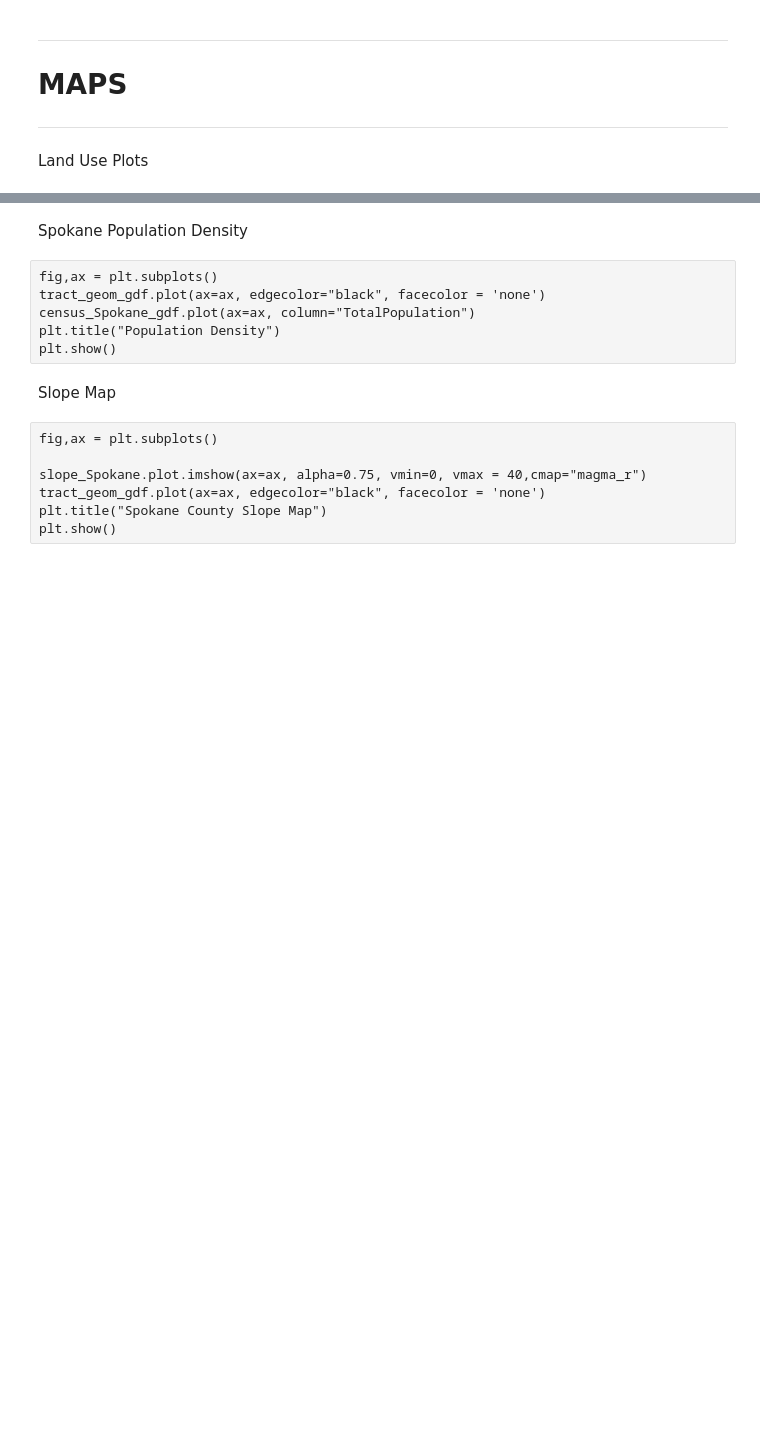
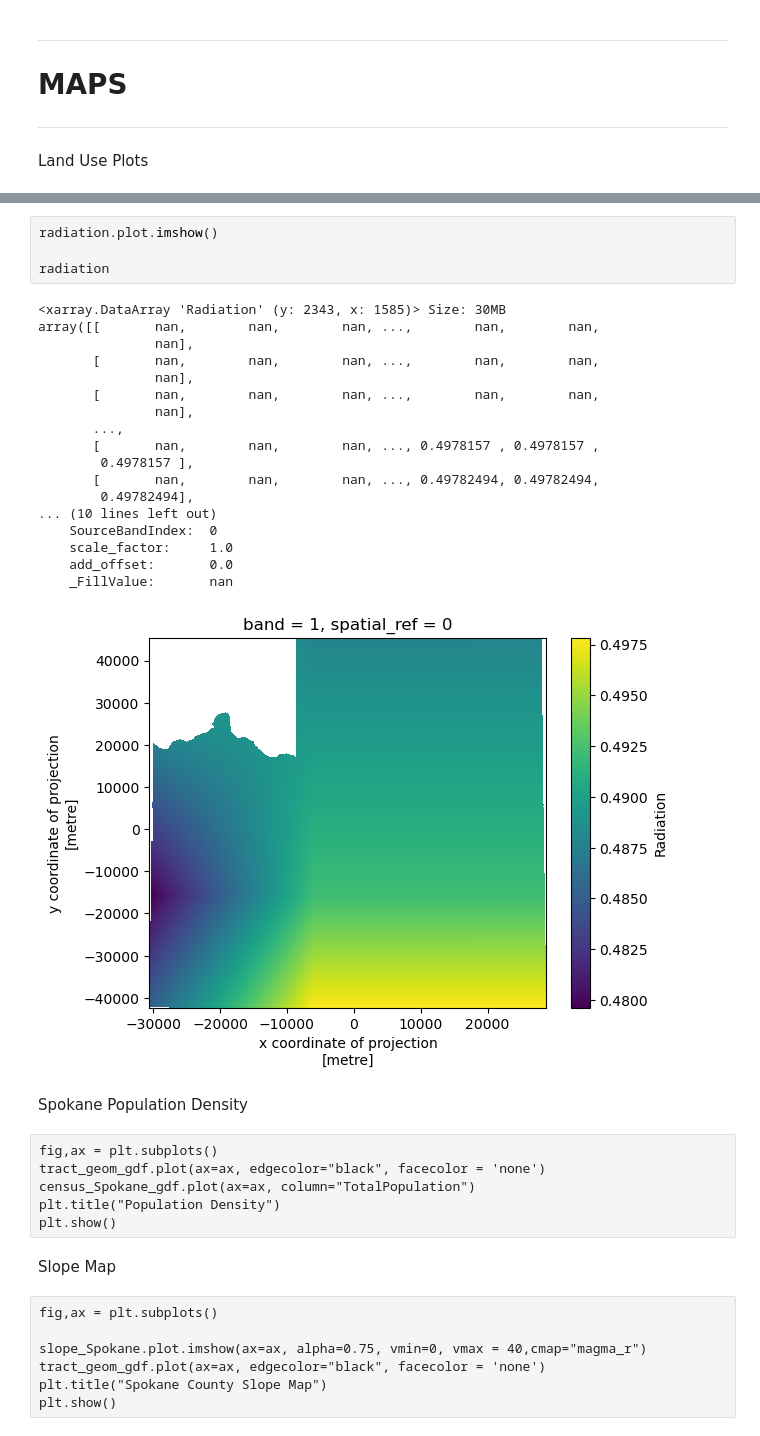
Before and after one commit to UW-GDA/Solar-Energy-Feasibility, a Jupyter notebook: Final_AREEBA.ipynb, the cells around one changed output, grey strips where cells are left out. Cells and saved outputs as stored; diff of their text form; blank space fills up the shorter version.

```diff
--- a/Final_AREEBA.ipynb
+++ b/Final_AREEBA.ipynb
@@ -413,3 +434,26 @@ plt.show()
+# %%
+radiation.plot.imshow()
+
+radiation
+# %% [output]
+<xarray.DataArray 'Radiation' (y: 2343, x: 1585)> Size: 30MB
+array([[       nan,        nan,        nan, ...,        nan,        nan,
+               nan],
+       [       nan,        nan,        nan, ...,        nan,        nan,
+               nan],
+       [       nan,        nan,        nan, ...,        nan,        nan,
+               nan],
+       ...,
+       [       nan,        nan,        nan, ..., 0.4978157 , 0.4978157 ,
+        0.4978157 ],
+       [       nan,        nan,        nan, ..., 0.49782494, 0.49782494,
+        0.49782494],
+... (10 lines left out)
+    SourceBandIndex:  0
+    scale_factor:     1.0
+    add_offset:       0.0
+    _FillValue:       nan
+[figure, added]
 # %% [markdown]
 Spokane Population Density
 # %% [raw]
```
Also changed, not shown: parts of 8 cells of this notebook.
